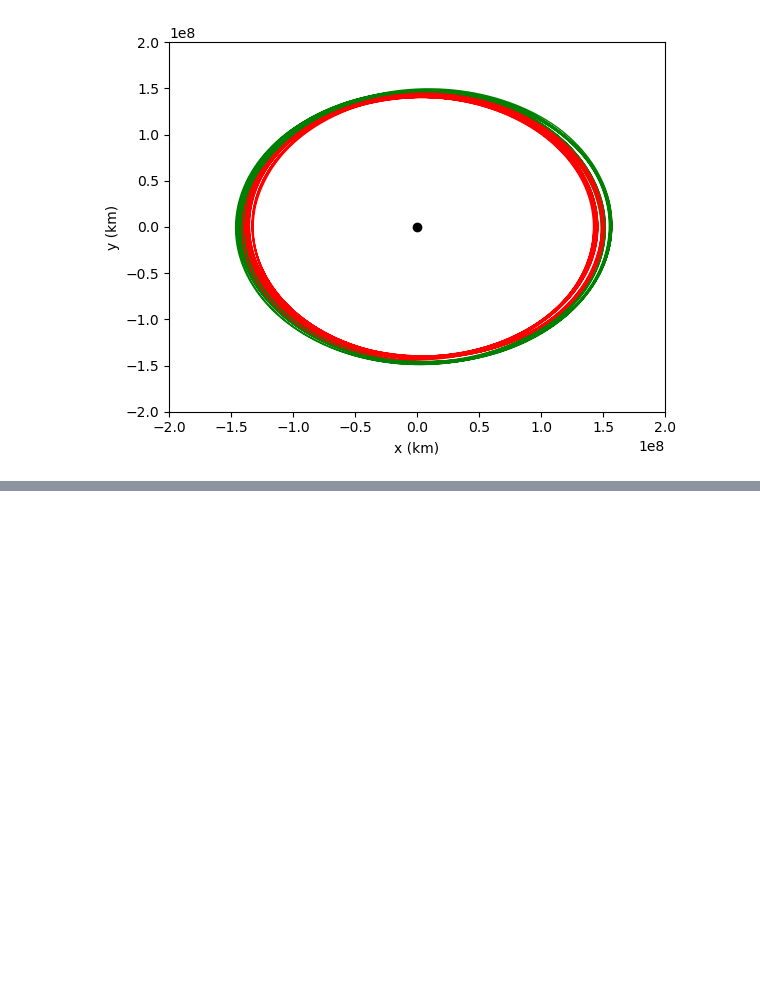
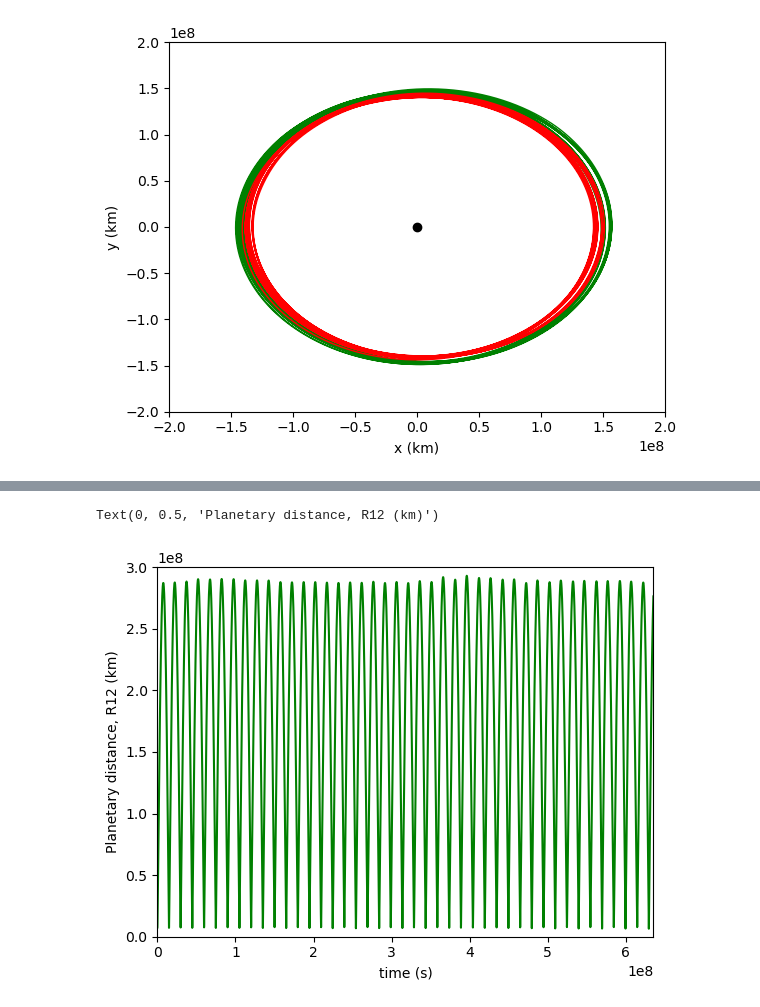
Before and after one commit to dmw2166/CES-2024-online, a Jupyter notebook: class_notes/Nov7_clasnotes.ipynb, the cells around one changed output, grey strips where cells are left out. Cells and saved outputs as stored; diff of their text form; code cells hidden in the pictures; blank space fills up the shorter version.

```diff
--- a/class_notes/Nov7_clasnotes.ipynb
+++ b/class_notes/Nov7_clasnotes.ipynb
@@ -77,0 +108,16 @@ Text(0, 0.5, 'y (km)')
+# %%
+# plot the interplanet difference
+delx = sol.y[0] - sol.y[2]
+dely = sol.y[1] - sol.y[3]
+
+Rad12 = np.sqrt(delx**2 + dely**2)
+
+fig1 = plt.figure()
+ax = plt.subplot(1,1,1)
+plt.axis( [t0,tmax, 0, 3e8])
+plt.plot(t,Rad12/1000, 'g-')
+plt.xlabel('time (s)')
+plt.ylabel('Planetary distance, R12 (km)')
+# %% [output]
+Text(0, 0.5, 'Planetary distance, R12 (km)')
+[figure, added]
```
Also changed, not shown: parts of 6 cells of this notebook, 1 other file.
